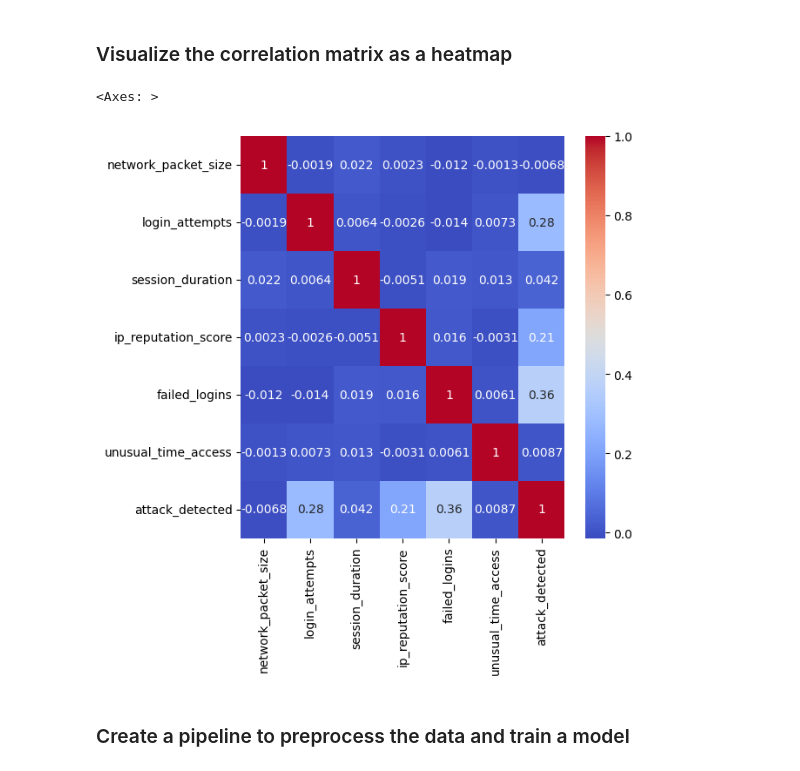
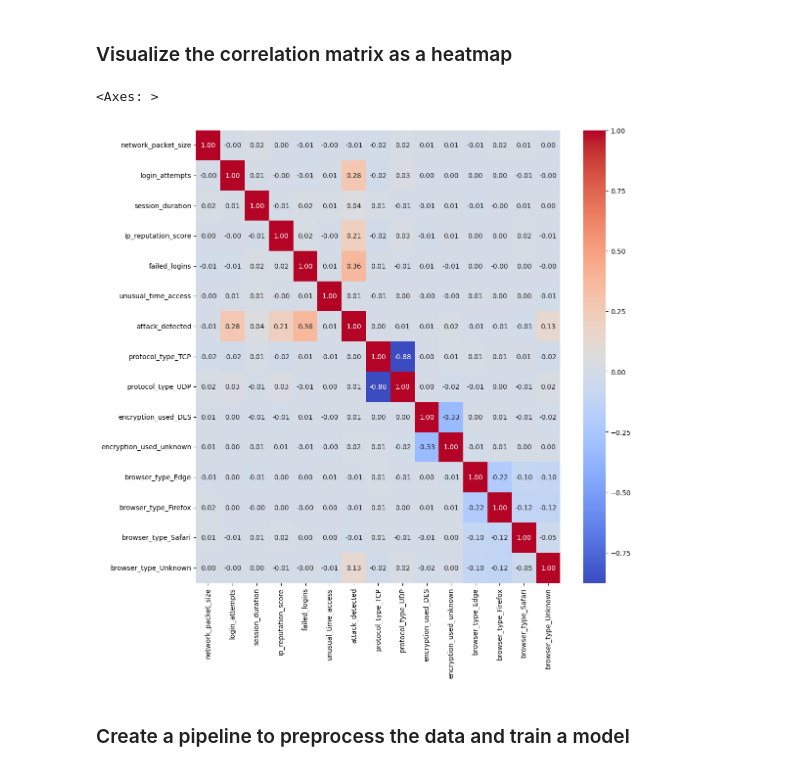
Before and after one commit to Iqra-qbl/pa-messing, a Jupyter notebook: notebooks/first.ipynb, the cells around one changed output. Drawn from its saved outputs; the diff is of its cells as text; code cells hidden in the pictures.

Commit message:
Create ML pipeline to engineer data and build model

```diff
--- a/notebooks/first.ipynb
+++ b/notebooks/first.ipynb
@@ -30,0 +51,4 @@ df.head(3)
+# %%
+# Drop the 'session_id' column
+df.drop('session_id', axis=1, inplace=True)
+df.columns
@@ -67,0 +88,6 @@ Name: count, dtype: int64
+# %%
+# Replace null values in the 'encryption_used' column with a new value 'unknown'
+df.fillna({'encryption_used': 'unknown'}, inplace=True)
+
+# And check the result
+df.isnull().sum()
@@ -67,0 +132,18 @@ Name: count, dtype: int64
+# %%
+# Use one-hot encoding to convert the categorical variables into numerical ones
+# Use the sklearn library to do this
+from sklearn.preprocessing import OneHotEncoder
+
+# Create the OneHotEncoder object
+encoder = OneHotEncoder(drop='first', sparse_output=False)
+
+categorical_columns = df.select_dtypes(include='object').columns.to_list()
+
+one_hot_encoded = encoder.fit_transform(df[categorical_columns])
+
+one_hot_encoded_df = pd.DataFrame(one_hot_encoded, columns=encoder.get_feature_names_out(categorical_columns))
+
+df_encoded = pd.concat([df, one_hot_encoded_df], axis=1)
+df_encoded.drop(categorical_columns, axis=1, inplace=True)
+
+categorical_columns
@@ -68,8 +152,8 @@ Name: count, dtype: int64
 # %%
 # Create a new dataframe with only the numeric columns
-df_numeric = df.select_dtypes(include=np.number)
+df_numeric = df_encoded
 
-# Show the correlation matrix, showing only features with a correlation of 0.5 or higher
+# Show the correlation matrix
 df_numeric_corr = df_numeric.corr()
 df_numeric_corr
 # %% [output]
@@ -84,12 +176,15 @@ df_numeric_corr
 # %% [markdown]
 ### Visualize the correlation matrix as a heatmap
 # %%
-# Create a heatmap of the correlation matrix
+# Create a heatmap of the correlation matrix, with values correct to 2 decimal places
+plt.figure(figsize=(12, 12))
+sns.heatmap(df_numeric_corr, annot=True, cmap='coolwarm', fmt='.2f')
 
-plt.figure(figsize=(6, 6))
-sns.heatmap(df_numeric.corr(), annot=True, cmap='coolwarm')
+# plt.figure(figsize=(12, 12))
+
+# sns.heatmap(df_numeric.corr(), annot=True, cmap='coolwarm')
 # %% [output]
 <Axes: >
-[figure, old version]
+[figure, new version]
 # %% [markdown]
 ### Create a pipeline to preprocess the data and train a model
```
Also changed, not shown: parts of 29 cells of this notebook, 2 other files.
